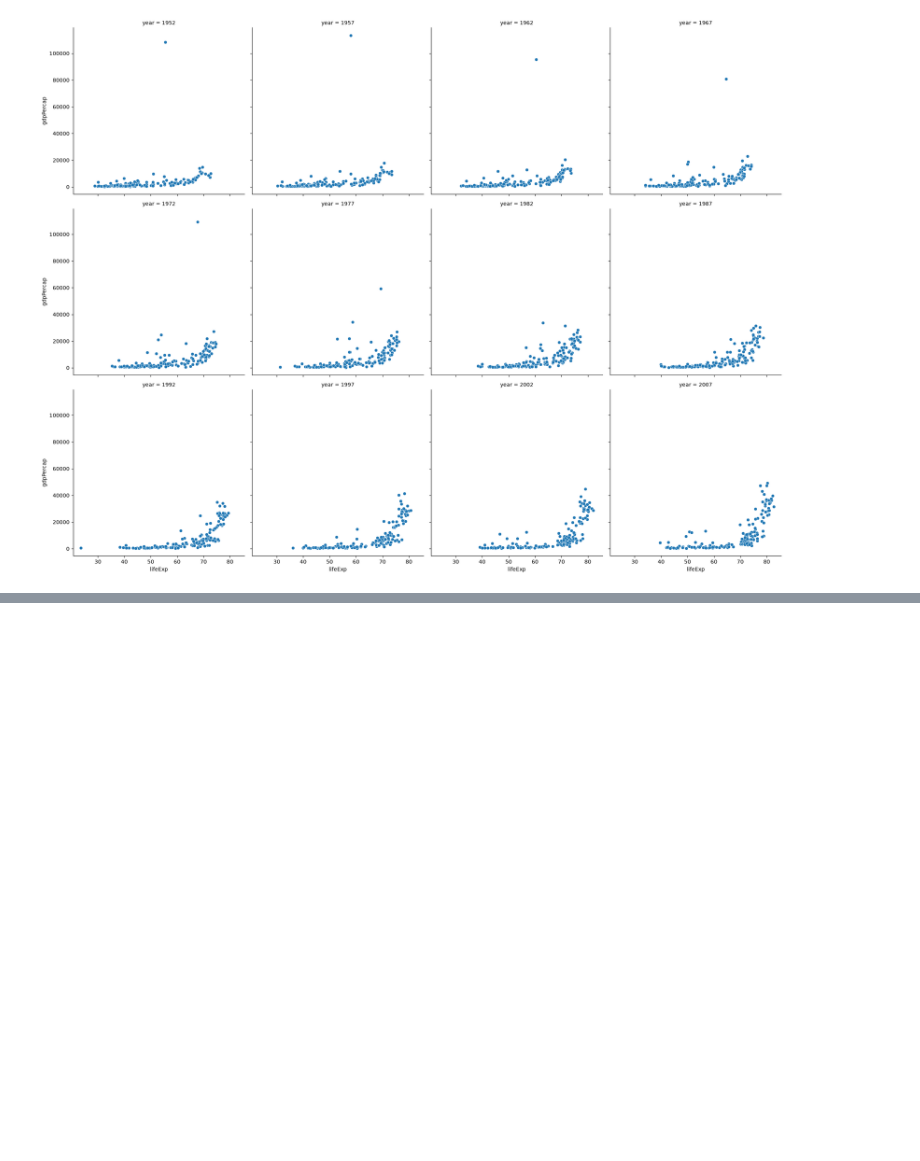
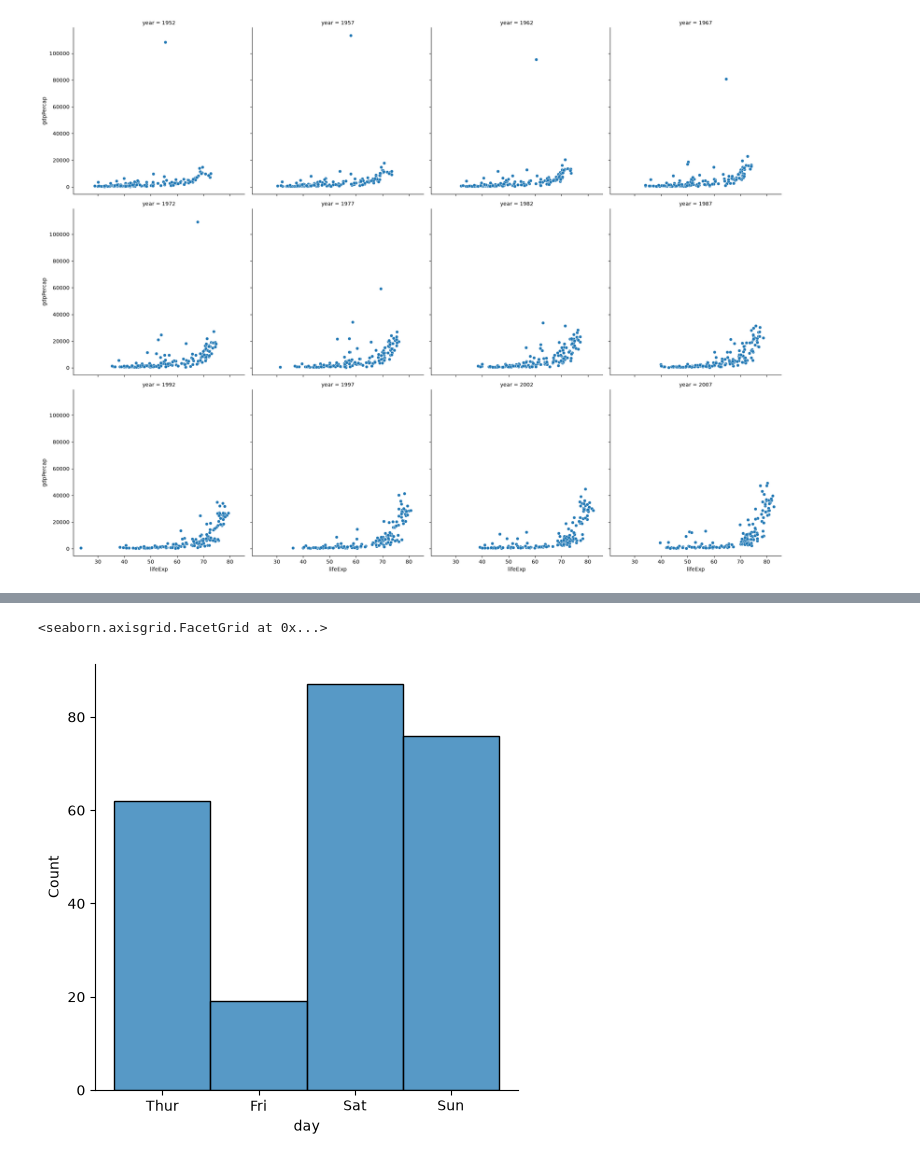
Before and after one commit to FatehAli02/ai-foundation-portfolio, a Jupyter notebook: 1.1-matplotlib-seaborn/notebooks/seaborn_1.ipynb, the cells around one changed output, grey strips where cells are left out. Saved outputs shown, nothing was run; the diff lists cells and outputs as text; code cells hidden in the pictures; blank space fills up the shorter version.

```diff
--- a/1.1-matplotlib-seaborn/notebooks/seaborn_1.ipynb
+++ b/1.1-matplotlib-seaborn/notebooks/seaborn_1.ipynb
@@ -151,0 +179,6 @@ sns.relplot(gap, x='lifeExp', y='gdpPercap', kind='scatter', col='year', col_wra
+# %%
+# It can be plotted on categorical data
+sns.displot(tips,x='day', kind='hist')
+# %% [output]
+<seaborn.axisgrid.FacetGrid at 0x...>
+[figure, added]
```
Also changed, not shown: parts of 23 cells of this notebook, 1 other file.
